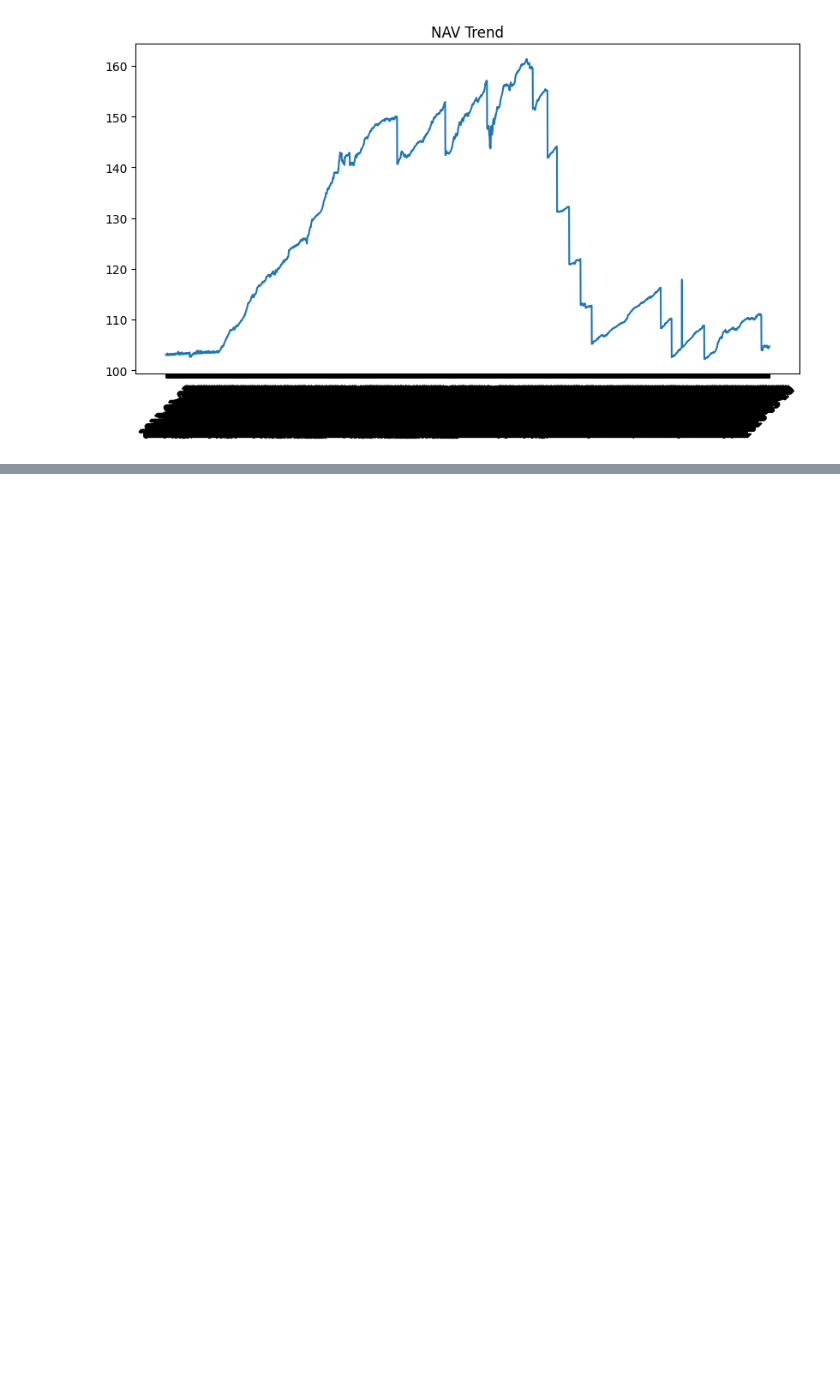
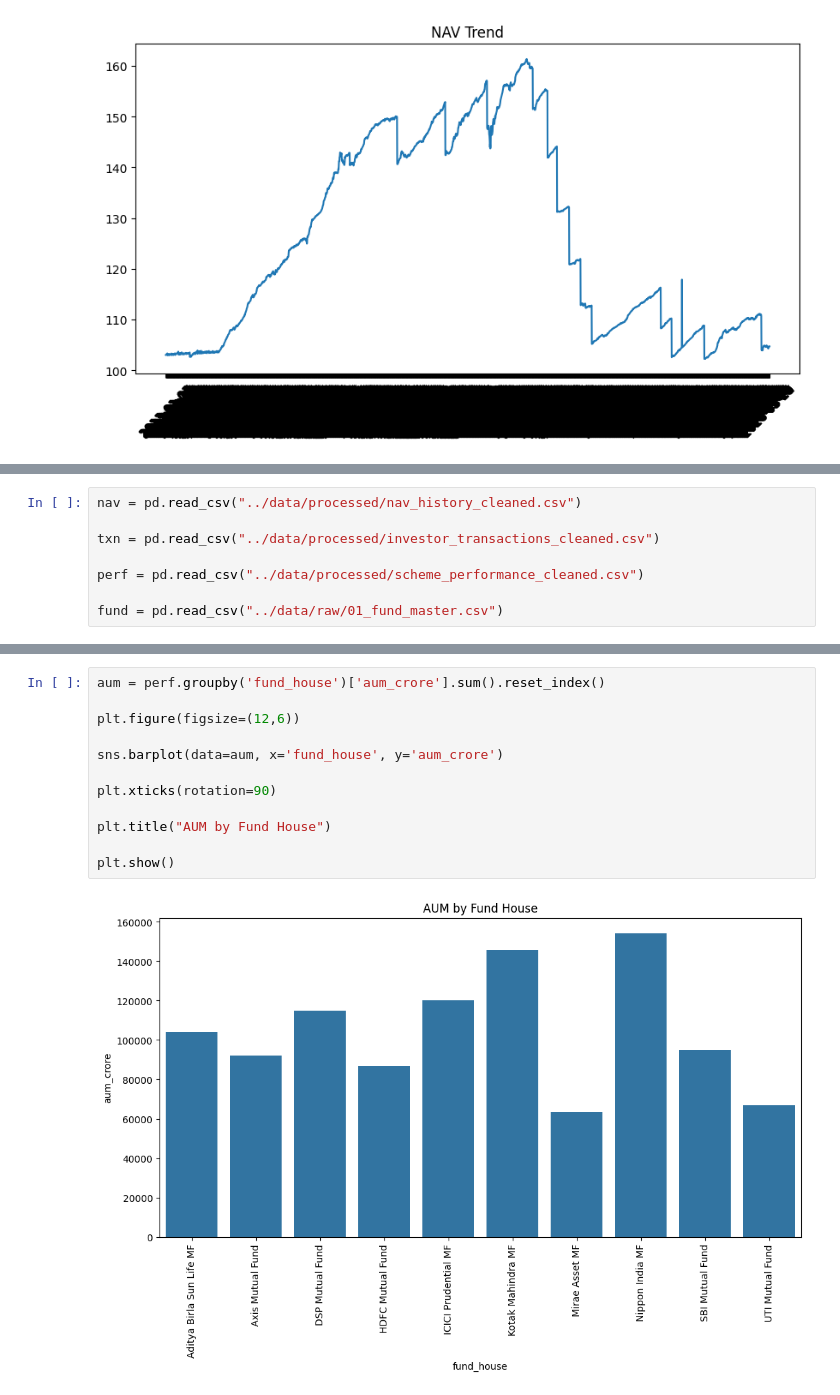
Before and after one commit to 2023115045/bluestock-mf-capstone, a Jupyter notebook: notebooks/03_eda_analysis.ipynb, the cells around one changed output, grey strips where cells are left out. Cells and saved outputs as stored; diff of their text form; blank space fills up the shorter version.

Commit message:
Day 3: Exploratory Data Analysis completed

```diff
--- a/notebooks/03_eda_analysis.ipynb
+++ b/notebooks/03_eda_analysis.ipynb
@@ -36,0 +43,8 @@ plt.show()
+# %%
+nav = pd.read_csv("../data/processed/nav_history_cleaned.csv")
+
+txn = pd.read_csv("../data/processed/investor_transactions_cleaned.csv")
+
+perf = pd.read_csv("../data/processed/scheme_performance_cleaned.csv")
+
+fund = pd.read_csv("../data/raw/01_fund_master.csv")
@@ -36,0 +71,14 @@ plt.show()
+# %%
+aum = perf.groupby('fund_house')['aum_crore'].sum().reset_index()
+
+plt.figure(figsize=(12,6))
+
+sns.barplot(data=aum, x='fund_house', y='aum_crore')
+
+plt.xticks(rotation=90)
+
+plt.title("AUM by Fund House")
+
+plt.show()
+# %% [output]
+[figure, added]
```
Also changed, not shown: parts of 23 cells of this notebook, 4 other files.
